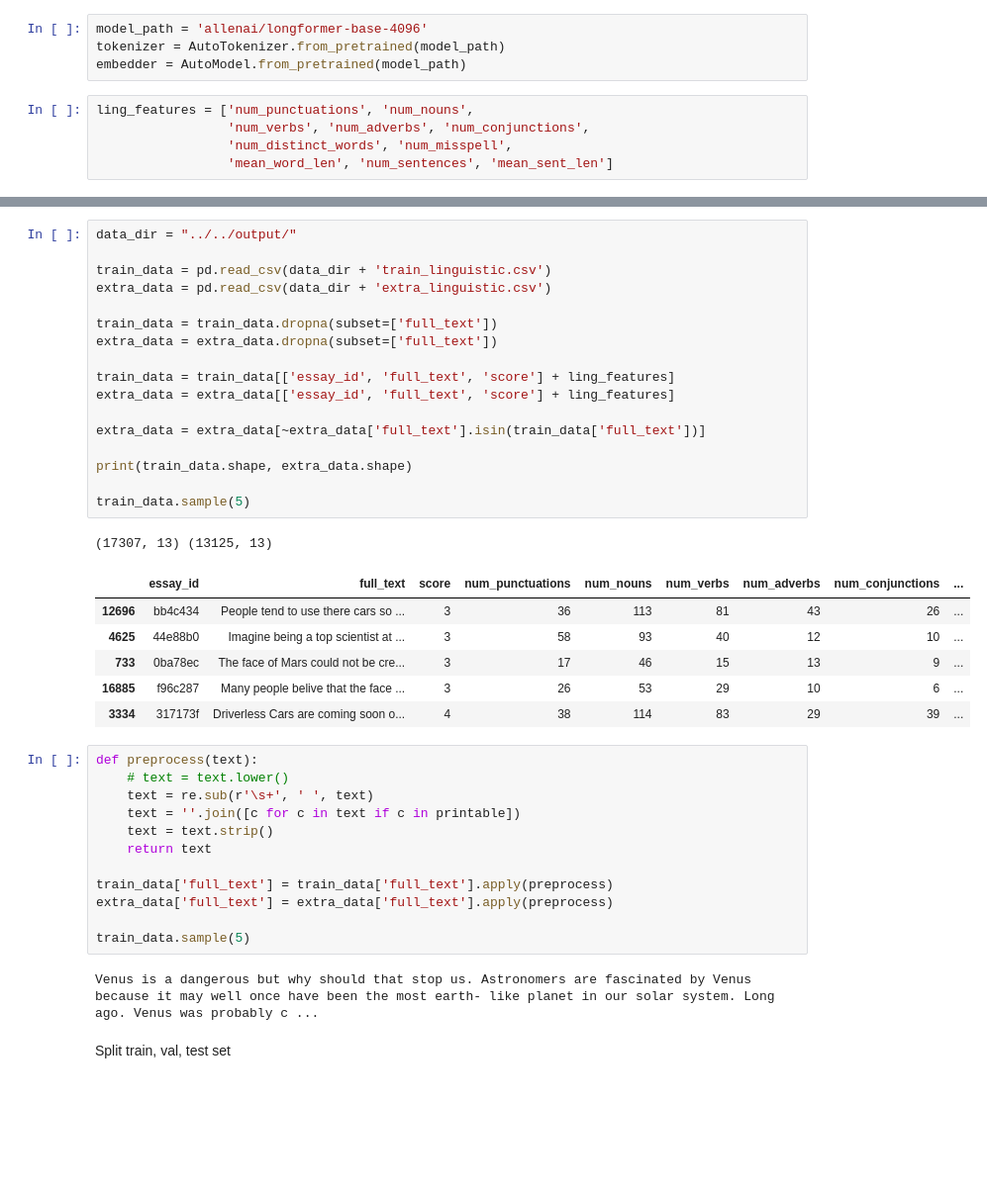
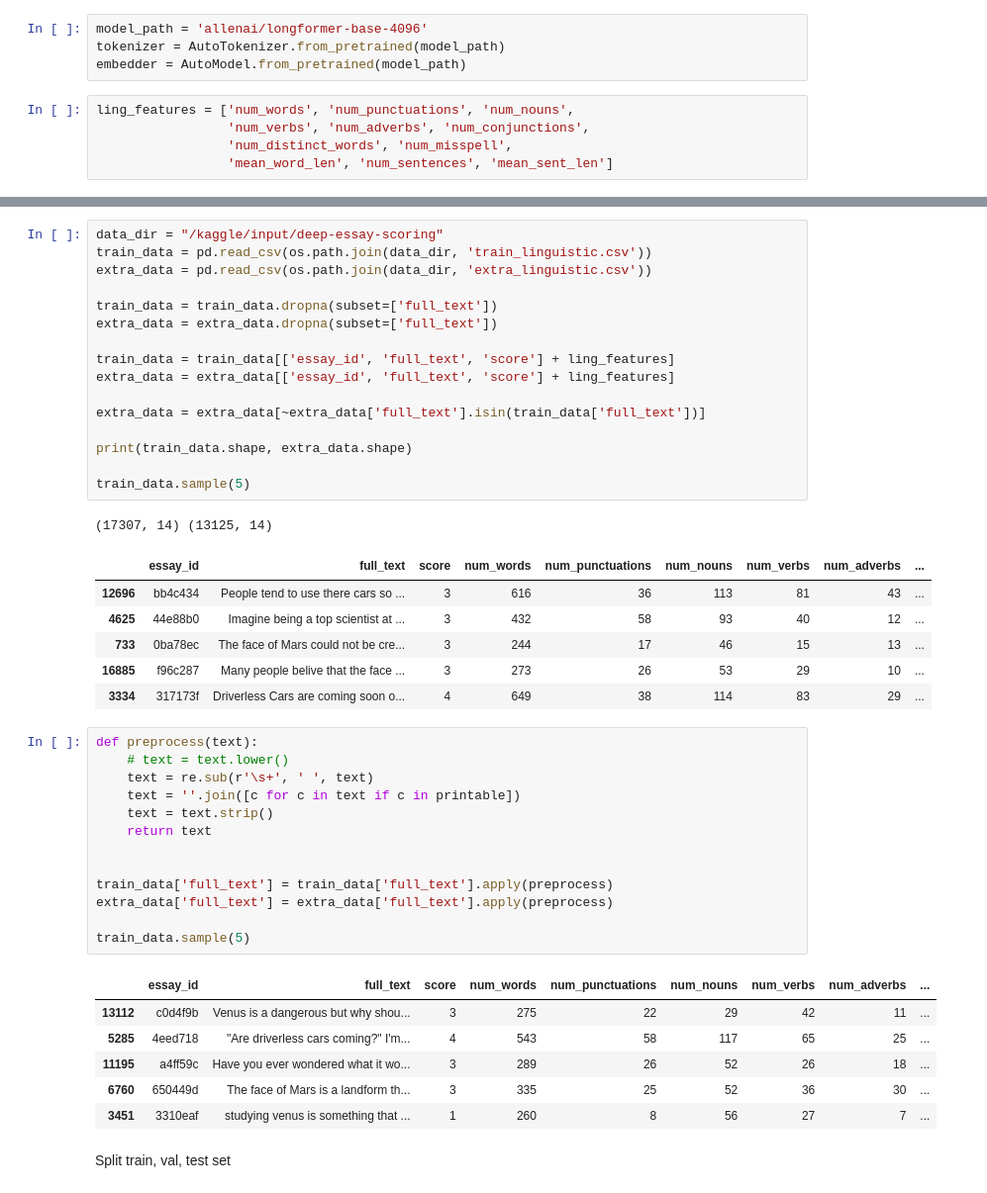
Before and after one commit to minhha-lehoang/automated-essay-scoring, a Jupyter notebook: model/baseline_v0.1.ipynb, the cells around one changed output, grey strips where cells are left out. Shown at 99% size. Saved outputs shown, nothing was run; the diff lists cells and outputs as text; blank space fills up the shorter version.

```diff
--- a/model/baseline_v0.1.ipynb
+++ b/model/baseline_v0.1.ipynb
@@ -56,7 +64,7 @@ model_path = 'allenai/longformer-base-4096'
 tokenizer = AutoTokenizer.from_pretrained(model_path)
 embedder = AutoModel.from_pretrained(model_path)
 # %%
-ling_features = ['num_punctuations', 'num_nouns',
+ling_features = ['num_words', 'num_punctuations', 'num_nouns',
                  'num_verbs', 'num_adverbs', 'num_conjunctions',
                  'num_distinct_words', 'num_misspell',
                  'mean_word_len', 'num_sentences', 'mean_sent_len']
@@ -65,28 +71,27 @@ Requirement already satisfied: torchinfo in c:\users\minh ha\appdata\local\progr
 # %%
-data_dir = "../../output/"
-
-train_data = pd.read_csv(data_dir + 'train_linguistic.csv')
-extra_data = pd.read_csv(data_dir + 'extra_linguistic.csv')
+data_dir = "/kaggle/input/deep-essay-scoring"
+train_data = pd.read_csv(os.path.join(data_dir, 'train_linguistic.csv'))
+extra_data = pd.read_csv(os.path.join(data_dir, 'extra_linguistic.csv'))
 
 train_data = train_data.dropna(subset=['full_text'])
 extra_data = extra_data.dropna(subset=['full_text'])
 
 train_data = train_data[['essay_id', 'full_text', 'score'] + ling_features]
 extra_data = extra_data[['essay_id', 'full_text', 'score'] + ling_features]
 
 extra_data = extra_data[~extra_data['full_text'].isin(train_data['full_text'])]
 
 print(train_data.shape, extra_data.shape)
 
 train_data.sample(5)
 # %% [output]
-(17307, 13) (13125, 13)
+(17307, 14) (13125, 14)
-|  | essay_id | full_text | score | num_punctuations | num_nouns | num_verbs | num_adverbs | num_conjunctions | ... |
-| 12696 | bb4c434 | People tend to use there cars so ... | 3 | 36 | 113 | 81 | 43 | 26 | ... |
-| 4625 | 44e88b0 | Imagine being a top scientist at ... | 3 | 58 | 93 | 40 | 12 | 10 | ... |
-| 733 | 0ba78ec | The face of Mars could not be cre... | 3 | 17 | 46 | 15 | 13 | 9 | ... |
-| 16885 | f96c287 | Many people belive that the face ... | 3 | 26 | 53 | 29 | 10 | 6 | ... |
-| 3334 | 317173f | Driverless Cars are coming soon o... | 4 | 38 | 114 | 83 | 29 | 39 | ... |
+|  | essay_id | full_text | score | num_words | num_punctuations | num_nouns | num_verbs | num_adverbs | ... |
+| 12696 | bb4c434 | People tend to use there cars so ... | 3 | 616 | 36 | 113 | 81 | 43 | ... |
+| 4625 | 44e88b0 | Imagine being a top scientist at ... | 3 | 432 | 58 | 93 | 40 | 12 | ... |
+| 733 | 0ba78ec | The face of Mars could not be cre... | 3 | 244 | 17 | 46 | 15 | 13 | ... |
+| 16885 | f96c287 | Many people belive that the face ... | 3 | 273 | 26 | 53 | 29 | 10 | ... |
+| 3334 | 317173f | Driverless Cars are coming soon o... | 4 | 649 | 38 | 114 | 83 | 29 | ... |
 # %%
 def preprocess(text):
     # text = text.lower()
@@ -95,12 +100,18 @@ def preprocess(text):
     text = text.strip()
     return text
 
+
 train_data['full_text'] = train_data['full_text'].apply(preprocess)
 extra_data['full_text'] = extra_data['full_text'].apply(preprocess)
 
 train_data.sample(5)
 # %% [output]
-Venus is a dangerous but why should that stop us. Astronomers are fascinated by Venus because it may well once have been the most earth- like planet in our solar system. Long ago. Venus was probably c ...
+|  | essay_id | full_text | score | num_words | num_punctuations | num_nouns | num_verbs | num_adverbs | ... |
+| 13112 | c0d4f9b | Venus is a dangerous but why shou... | 3 | 275 | 22 | 29 | 42 | 11 | ... |
+| 5285 | 4eed718 | "Are driverless cars coming?" I'm... | 4 | 543 | 58 | 117 | 65 | 25 | ... |
+| 11195 | a4ff59c | Have you ever wondered what it wo... | 3 | 289 | 26 | 52 | 26 | 18 | ... |
+| 6760 | 650449d | The face of Mars is a landform th... | 3 | 335 | 25 | 52 | 36 | 30 | ... |
+| 3451 | 3310eaf | studying venus is something that ... | 1 | 260 | 8 | 56 | 27 | 7 | ... |
 # %% [markdown]
 Split train, val, test set
 # %%
```
Also changed, not shown: parts of 11 cells of this notebook.
